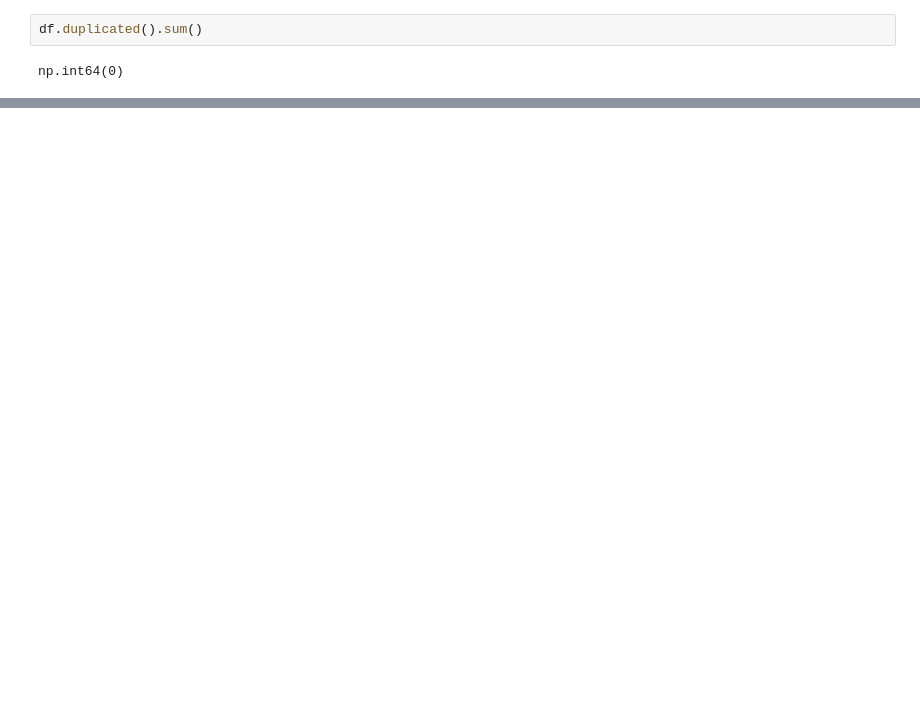
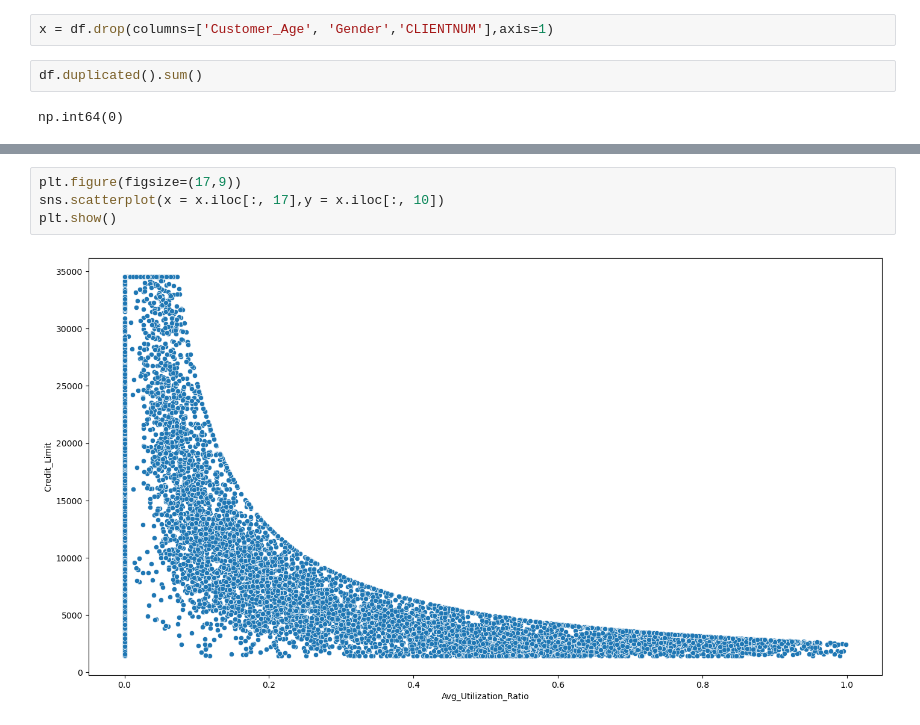
Before and after one commit to cathym20/Credit-Card-Customers, a Jupyter notebook: clustering_credit.ipynb, the cells around one changed output, grey strips where cells are left out. Saved outputs shown, nothing was run; the diff lists cells and outputs as text; blank space fills up the shorter version.

```diff
--- a/clustering_credit.ipynb
+++ b/clustering_credit.ipynb
@@ -69,6 +69,8 @@ Avg_Utilization_Ratio
 Naive_Bayes_Classifier_Attrition_Flag_Card_Category_Contacts_Count_12_mon_Dependent_count_Education_Level_Months_Inactive_12_mon_1    0
 Naive_Bayes_Classifier_Attrition_Flag_Card_Category_Contacts_Count_12_mon_Dependent_count_Education_Level_Months_Inactive_12_mon_2    0
 dtype: int64
+# %%
+x = df.drop(columns=['Customer_Age', 'Gender','CLIENTNUM'],axis=1)
 # %%
 df.duplicated().sum()
 # %% [output]
@@ -75,0 +97,6 @@ np.int64(0)
+# %%
+plt.figure(figsize=(17,9))
+sns.scatterplot(x = x.iloc[:, 17],y = x.iloc[:, 10])
+plt.show()
+# %% [output]
+[figure, added]
```
Also changed, not shown: parts of 4 cells of this notebook.
